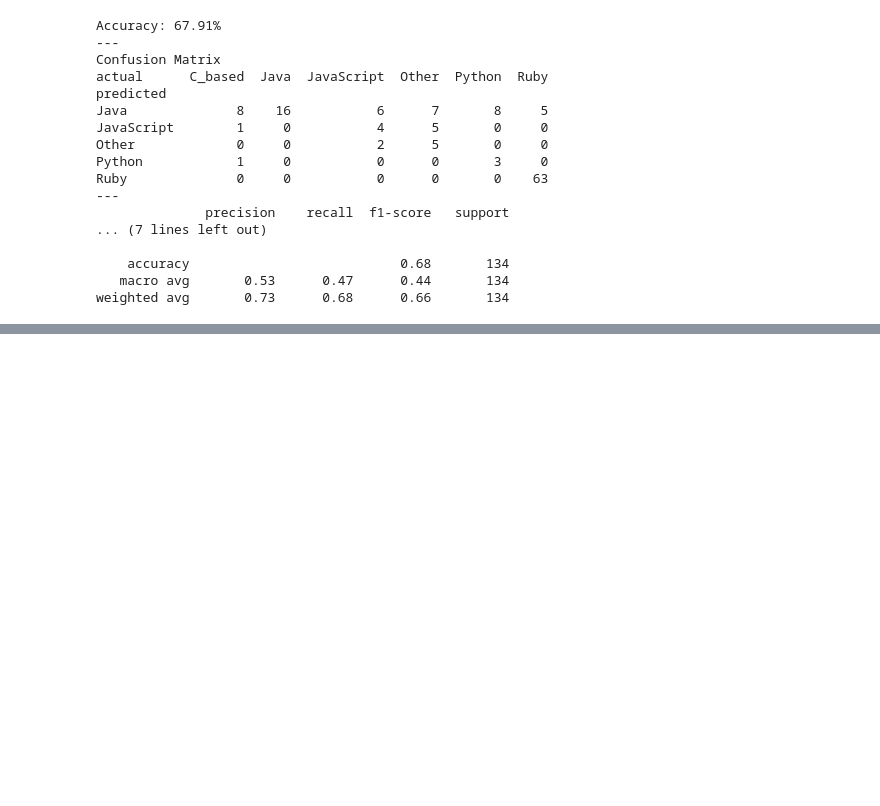
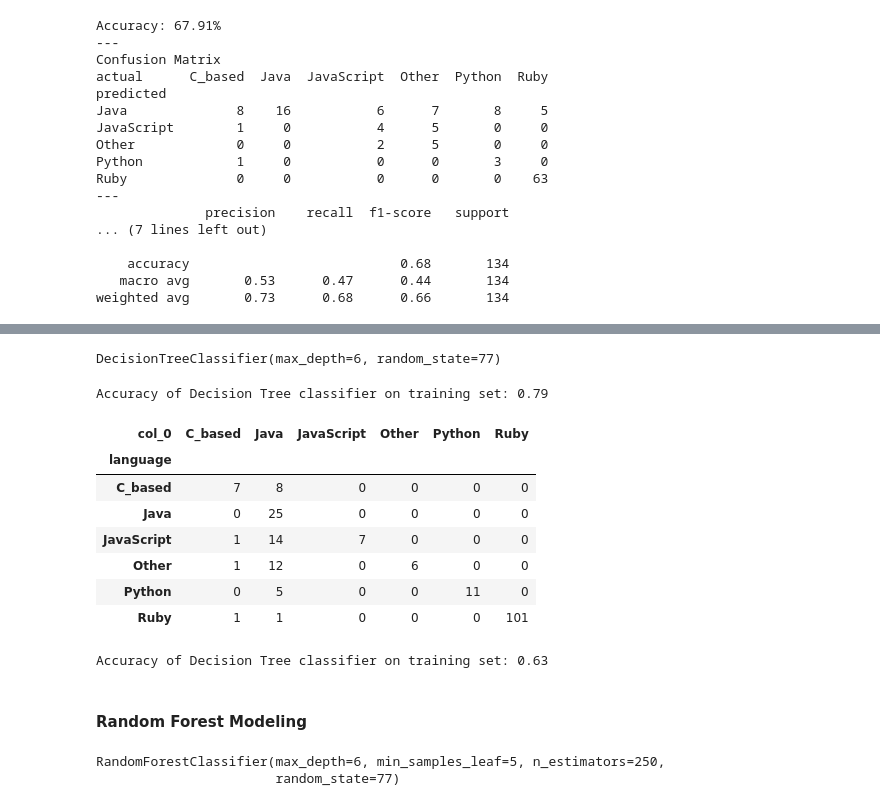
Before and after one commit to Speakeasy-Casino/ace-archives, a Jupyter notebook: joshs-sketchpad.ipynb, the cells around one changed output, grey strips where cells are left out. Drawn from its saved outputs; the diff is of its cells as text; code cells hidden in the pictures; blank space fills up the shorter version.

Commit message:
Added Random Forest Classifier and Decission Tree models.

```diff
--- a/joshs-sketchpad.ipynb
+++ b/joshs-sketchpad.ipynb
@@ -581,0 +605,10 @@ weighted avg       0.73      0.68      0.66       134
+# %%
+X_train = pd.DataFrame(X_train.todense())
+# %%
+clf = DecisionTreeClassifier(max_depth=6, random_state=77)
+# %%
+clf.fit(X_train, y_train)
+# %% [output]
+DecisionTreeClassifier(max_depth=6, random_state=77)
+# %%
+y_pred = clf.predict(X_train)
@@ -581,0 +617,16 @@ weighted avg       0.73      0.68      0.66       134
+# %%
+print('Accuracy of Decision Tree classifier on training set: {:.2f}'
+      .format(clf.score(X_train, y_train)))
+# %% [output]
+Accuracy of Decision Tree classifier on training set: 0.79
+# %%
+pd.crosstab(y_train, y_pred)
+# %% [output]
+| col_0 | C_based | Java | JavaScript | Other | Python | Ruby |
+| language |  |  |  |  |  |  |
+| C_based | 7 | 8 | 0 | 0 | 0 | 0 |
+| Java | 0 | 25 | 0 | 0 | 0 | 0 |
+| JavaScript | 1 | 14 | 7 | 0 | 0 | 0 |
+| Other | 1 | 12 | 0 | 6 | 0 | 0 |
+| Python | 0 | 5 | 0 | 0 | 11 | 0 |
+| Ruby | 1 | 1 | 0 | 0 | 0 | 101 |
@@ -581,0 +635,7 @@ weighted avg       0.73      0.68      0.66       134
+# %%
+print('Accuracy of Decision Tree classifier on training set: {:.2f}'
+      .format(clf.score(X_val, y_val)))
+# %% [output]
+Accuracy of Decision Tree classifier on training set: 0.63
+# %% [markdown]
+#### Random Forest Modeling
@@ -581,0 +650,5 @@ weighted avg       0.73      0.68      0.66       134
+# %%
+rf.fit(X_train, y_train)
+# %% [output]
+RandomForestClassifier(max_depth=6, min_samples_leaf=5, n_estimators=250,
+                       random_state=77)
```
Also changed, not shown: parts of 18 cells of this notebook.
